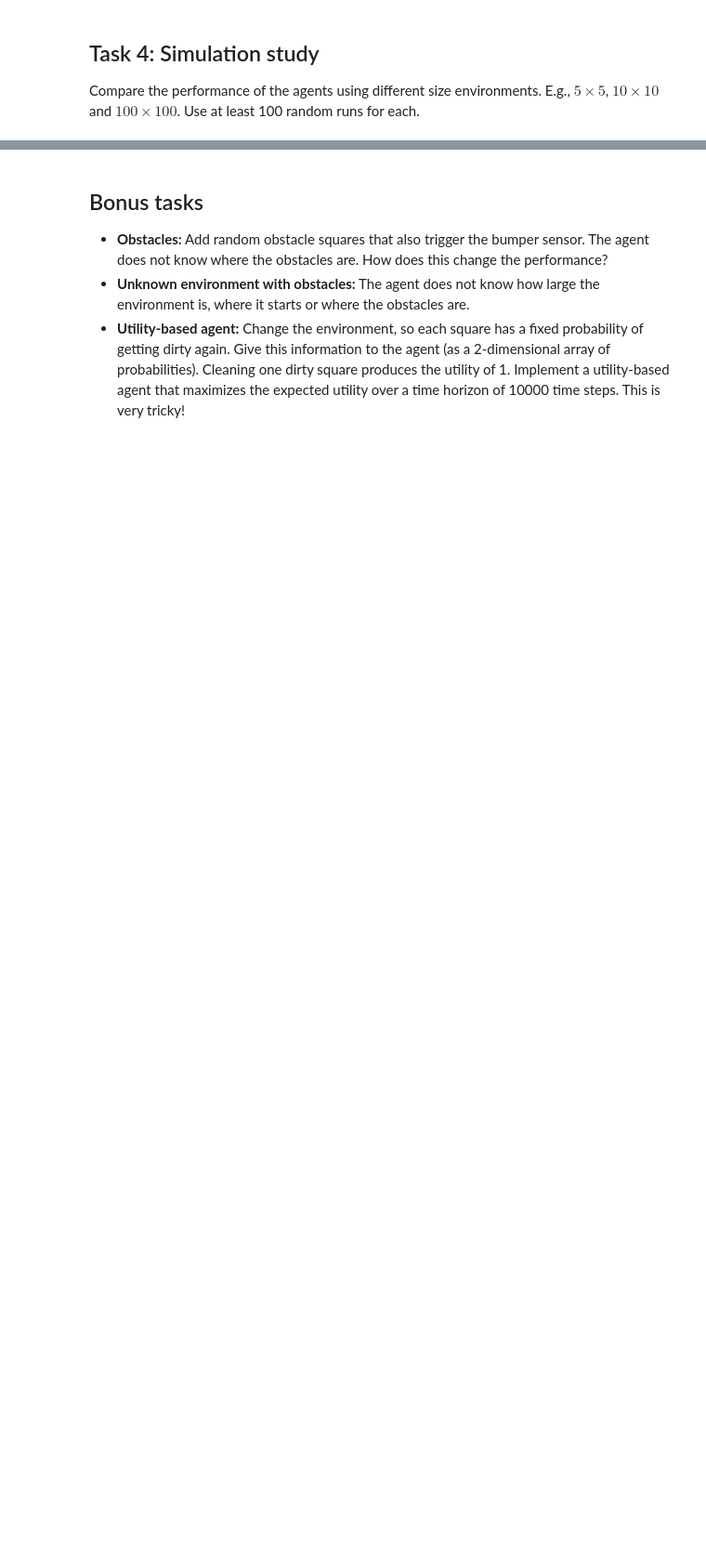
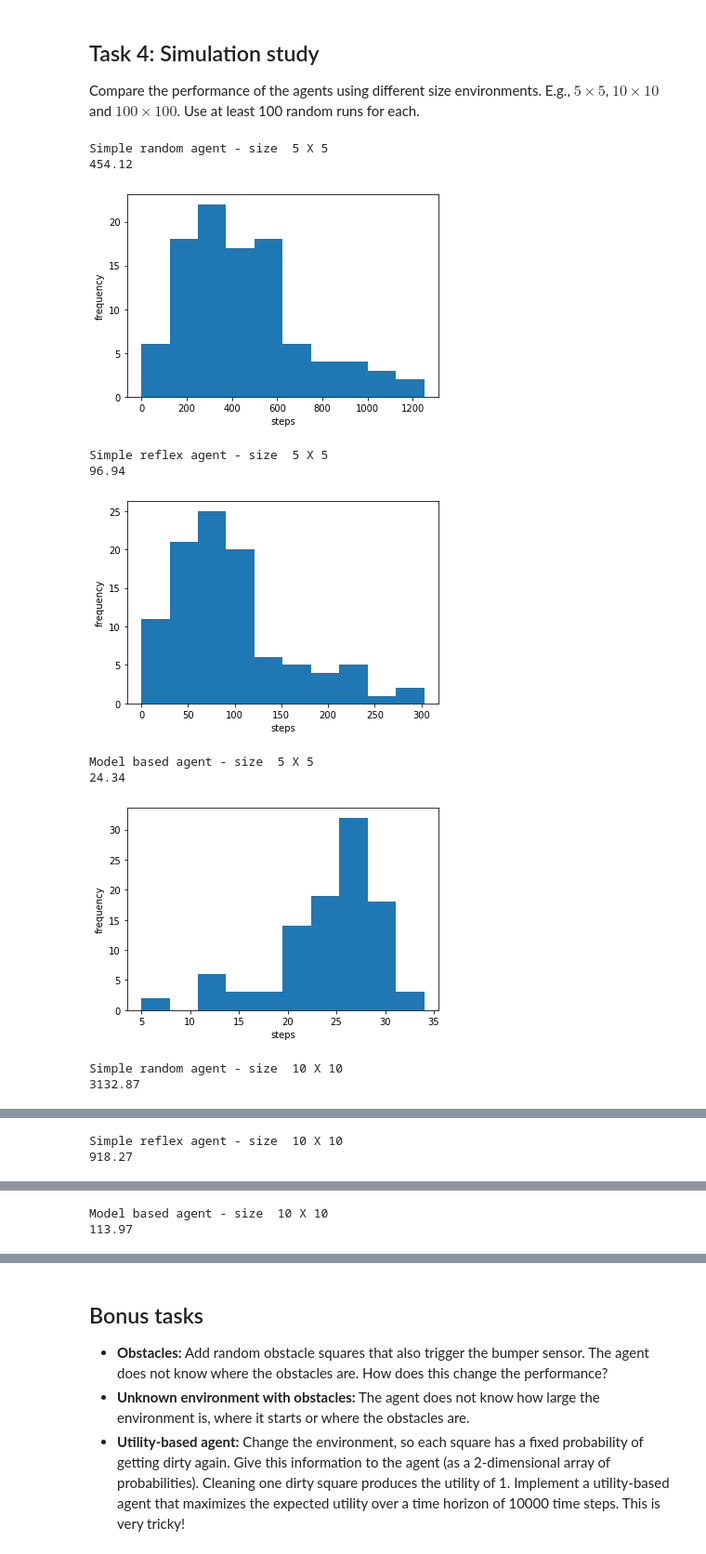
Before and after one commit to mitchmorrison2/CS7320-AI, a Jupyter notebook: Agents/simple_randomized_agent.ipynb, the cells around one changed output, grey strips where cells are left out. Shown at 93% size. Saved outputs shown, nothing was run; the diff lists cells and outputs as text; code cells hidden in the pictures; blank space fills up the shorter version.

Commit message:
model based:

```diff
--- a/Agents/simple_randomized_agent.ipynb
+++ b/Agents/simple_randomized_agent.ipynb
@@ -150,6 +132,7 @@ The simple reflex agent randomly walks around but reacts to the bumper sensor by
 def simple_reflex_agent(bumpers, dirty):
     if (dirty): return 'suck'
     else:
-        if (bumpers['north']):
-            return 'south'
-        elif (bumpers['south']):
+        # if bumpers[key] == True exclude from options list
+        options = [i for i in bumpers.keys() if bumpers[i] is False]
+        choice = random.choice(options)
+        return choice
@@ -163,0 +160,21 @@ How will your agent perform if it is put into a larger room, if the room contain
+# %%
+# since the agent knows the floor it can navigate all squares easily
+# object detection and avoidance is
+def model_based_agent(bumpers, dirty):
+    # visited[loc[1], loc[0]] = 1
+    # simple reflex to return suck if dirty
+    if dirty: return 'suck'
+    else:
+        # logic to navigate board in least steps possible
+        if loc[0] % 2 == 0:
+            # even columns go down
+            if bumpers["south"]:
+                #if on last row go east
+                return "east"
+            return "south"
+        else:
+            # odd columns go up
+            if bumpers["north"]:
+                #if on last row go east
+                return "east"
+            return "north"
@@ -170,0 +193,22 @@ $100 \times 100$. Use at least 100 random runs for each.
+# %%
+sizes = [5, 10, 100]
+
+for size in sizes:
+    print("Simple random agent - size ", size, "X", size)
+    chart_iterations(simple_randomized_agent, size)
+    print("Simple reflex agent - size ", size, "X", size)
+    chart_iterations(simple_reflex_agent, size)
+    print("Model based agent - size ", size, "X", size)
+    chart_iterations(model_based_agent, size)
+# %% [output]
+Simple random agent - size  5 X 5
+454.12
+[figure, added]
+Simple reflex agent - size  5 X 5
+96.94
+[figure, added]
+Model based agent - size  5 X 5
+24.34
+[figure, added]
+Simple random agent - size  10 X 10
+3132.87
@@ -170,0 +216,2 @@ $100 \times 100$. Use at least 100 random runs for each.
+Simple reflex agent - size  10 X 10
+918.27
@@ -170,0 +219,2 @@ $100 \times 100$. Use at least 100 random runs for each.
+Model based agent - size  10 X 10
+113.97
```
Also changed, not shown: parts of 8 cells of this notebook.
